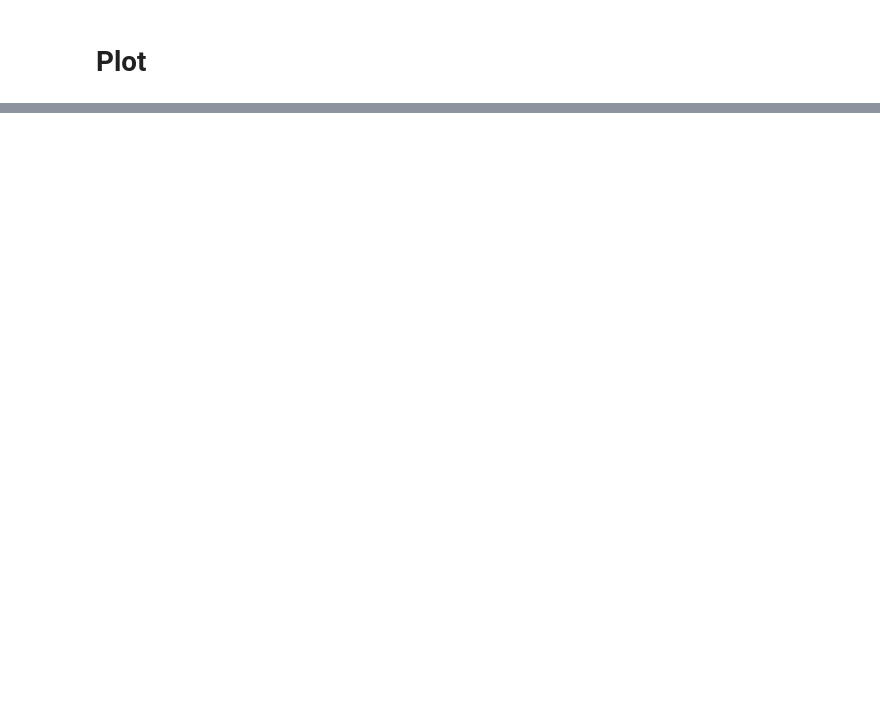
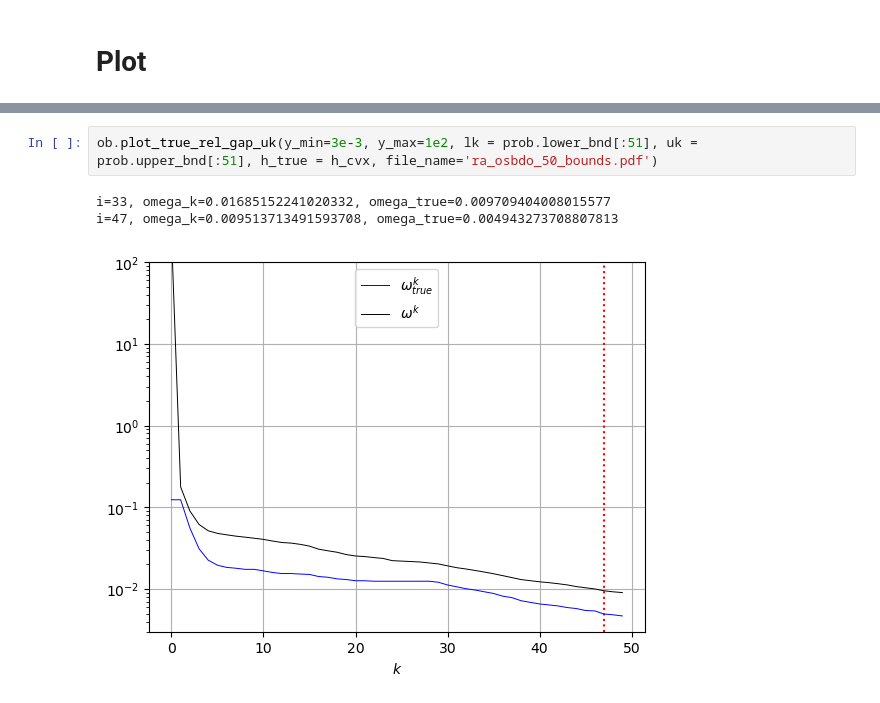
Before and after one commit to cvxgrp/OSBDO, a Jupyter notebook: examples/resource_allocation/resource_allocation.ipynb, the cells around one changed output, grey strips where cells are left out. Cells and saved outputs as stored; diff of their text form; blank space fills up the shorter version.

```diff
--- a/examples/resource_allocation/resource_allocation.ipynb
+++ b/examples/resource_allocation/resource_allocation.ipynb
@@ -70,0 +65,6 @@ ob.plot_true_rel_gap_uk(lk = prob.lower_bnd, uk = prob.upper_bnd, h_true = h_cvx
+# %%
+ob.plot_true_rel_gap_uk(y_min=3e-3, y_max=1e2, lk = prob.lower_bnd[:51], uk = prob.upper_bnd[:51], h_true = h_cvx, file_name='ra_osbdo_50_bounds.pdf')
+# %% [output]
+i=33, omega_k=0.01685152241020332, omega_true=0.009709404008015577
+i=47, omega_k=0.009513713491593708, omega_true=0.004943273708807813
+[figure, added]
```
Also changed, not shown: parts of 7 cells of this notebook, 32 other files.
